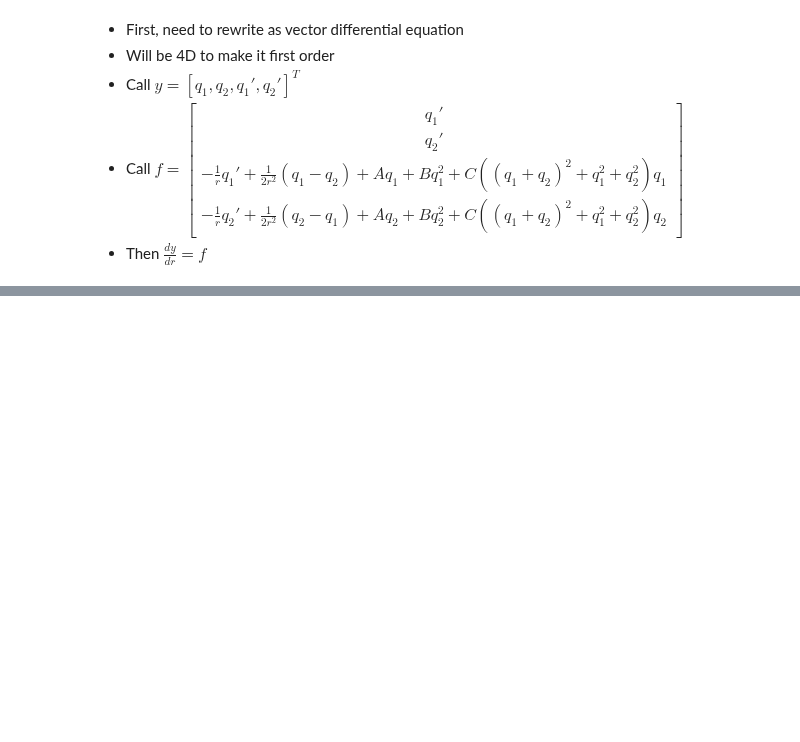
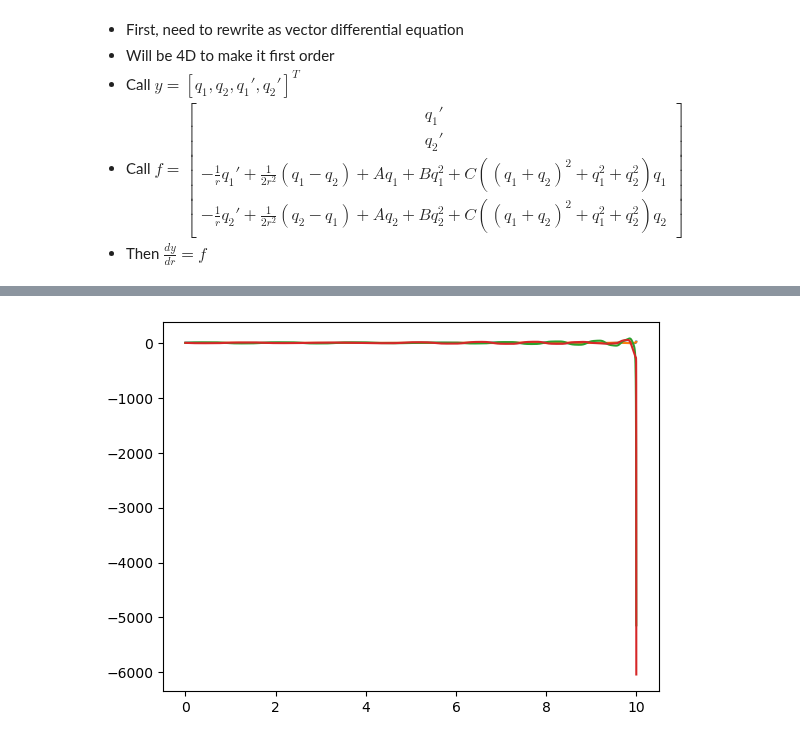
Before and after one commit to lucasmyers97/maier-saupe-lc-hydrodynamics, a Jupyter notebook: theory/defect-core-solution/defect_core_solution.ipynb, the cells around one changed output, grey strips where cells are left out. Drawn from its saved outputs; the diff is of its cells as text; code cells hidden in the pictures; blank space fills up the shorter version.

```diff
--- a/theory/defect-core-solution/defect_core_solution.ipynb
+++ b/theory/defect-core-solution/defect_core_solution.ipynb
@@ -184,8 +352,8 @@ def fun(x, y, A, B, C, x0):
 
     dy = np.zeros(y.shape)
 
-    dy[0] = y[2]
-    dy[1] = y[3]
+    dy[0] = -y[2]
+    dy[1] = -y[3]
     dy[2] = (-1/(x - x0) * y[2]
                 + 1 / (2 * (x - x0)**2) * (y[0] - y[1])
                 + A * y[0]
@@ -212,11 +380,15 @@ y0 = np.array([S_bulk, -0.5 * S_bulk, 0, 0])
 x0 = 0
 
 xf = 10
-dx = 0.1
+dx = 0.001
 # %%
 r = ode(fun)
 r.set_initial_value(y0, x0).set_f_params(A, B, C, xf)
 
+x = []
+y = []
 while r.successful() and r.t < xf:
+    x.append(r.t + dx)
+    y.append(r.integrate(r.t + dx))
     print(r.t + dx, r.integrate(r.t + dx))
 # %% [output]
@@ -227,0 +414,5 @@ while r.successful() and r.t < xf:
+# %%
+plt.plot(x, y)
+plt.show()
+# %% [output]
+[figure, added]
```
Also changed, not shown: parts of 30 cells of this notebook.
